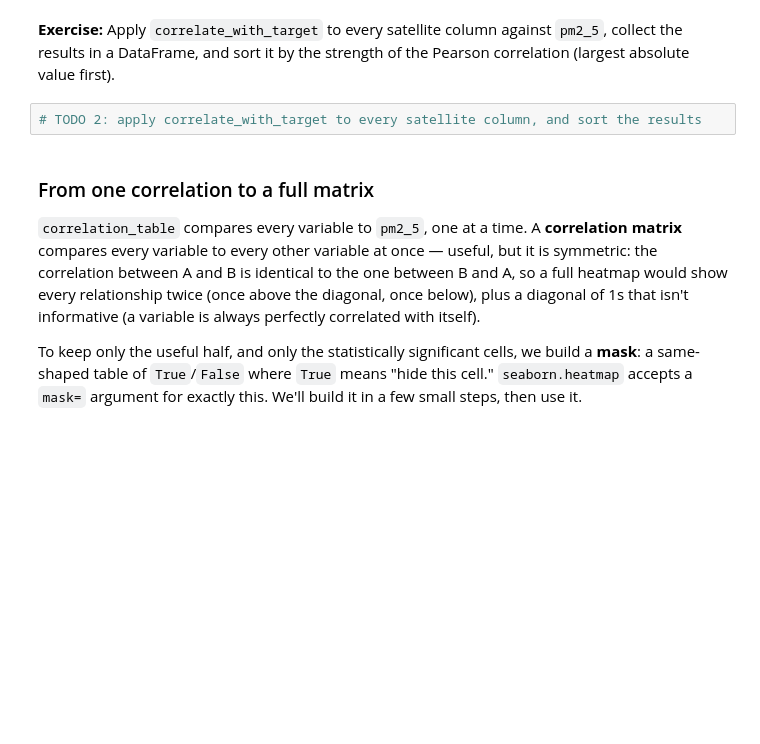
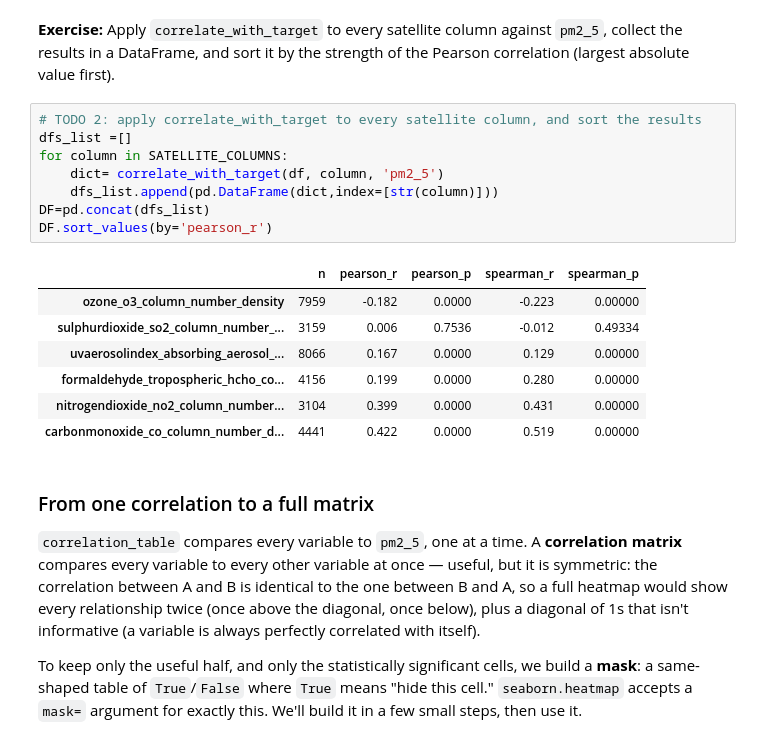
Before and after one commit to zakarya-22/air-quality-analysis, a Jupyter notebook: notebooks/session3/01_correlation_analysis.ipynb, the cells around one changed output. Saved outputs shown, nothing was run; the diff lists cells and outputs as text; blank space fills up the shorter version.

```diff
--- a/notebooks/session3/01_correlation_analysis.ipynb
+++ b/notebooks/session3/01_correlation_analysis.ipynb
@@ -75,6 +99,20 @@ def correlate_with_target(df, column, target_col):
 **Exercise:** Apply `correlate_with_target` to every satellite column against `pm2_5`, collect the results in a DataFrame, and sort it by the strength of the Pearson correlation (largest absolute value first).
 # %%
 # TODO 2: apply correlate_with_target to every satellite column, and sort the results
+dfs_list =[]
+for column in SATELLITE_COLUMNS:
+    dict= correlate_with_target(df, column, 'pm2_5')
+    dfs_list.append(pd.DataFrame(dict,index=[str(column)]))
+DF=pd.concat(dfs_list)
+DF.sort_values(by='pearson_r')
+# %% [output]
+|  | n | pearson_r | pearson_p | spearman_r | spearman_p |
+| ozone_o3_column_number_density | 7959 | -0.182 | 0.0000 | -0.223 | 0.00000 |
+| sulphurdioxide_so2_column_number_... | 3159 | 0.006 | 0.7536 | -0.012 | 0.49334 |
+| uvaerosolindex_absorbing_aerosol_... | 8066 | 0.167 | 0.0000 | 0.129 | 0.00000 |
+| formaldehyde_tropospheric_hcho_co... | 4156 | 0.199 | 0.0000 | 0.280 | 0.00000 |
+| nitrogendioxide_no2_column_number... | 3104 | 0.399 | 0.0000 | 0.431 | 0.00000 |
+| carbonmonoxide_co_column_number_d... | 4441 | 0.422 | 0.0000 | 0.519 | 0.00000 |
 # %% [markdown]
 ### From one correlation to a full matrix
 
```
Also changed, not shown: parts of 6 cells of this notebook, 1 other file.
